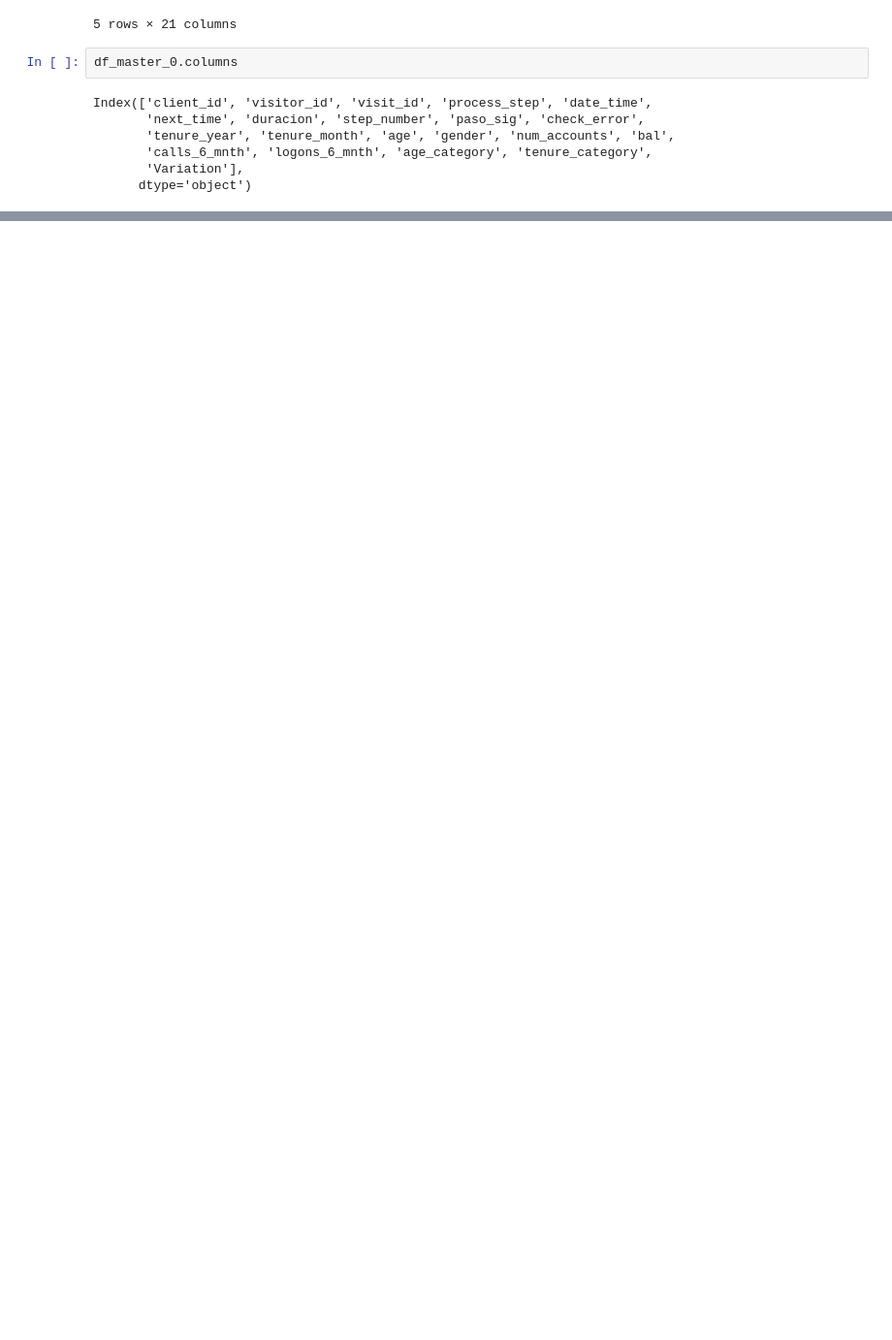
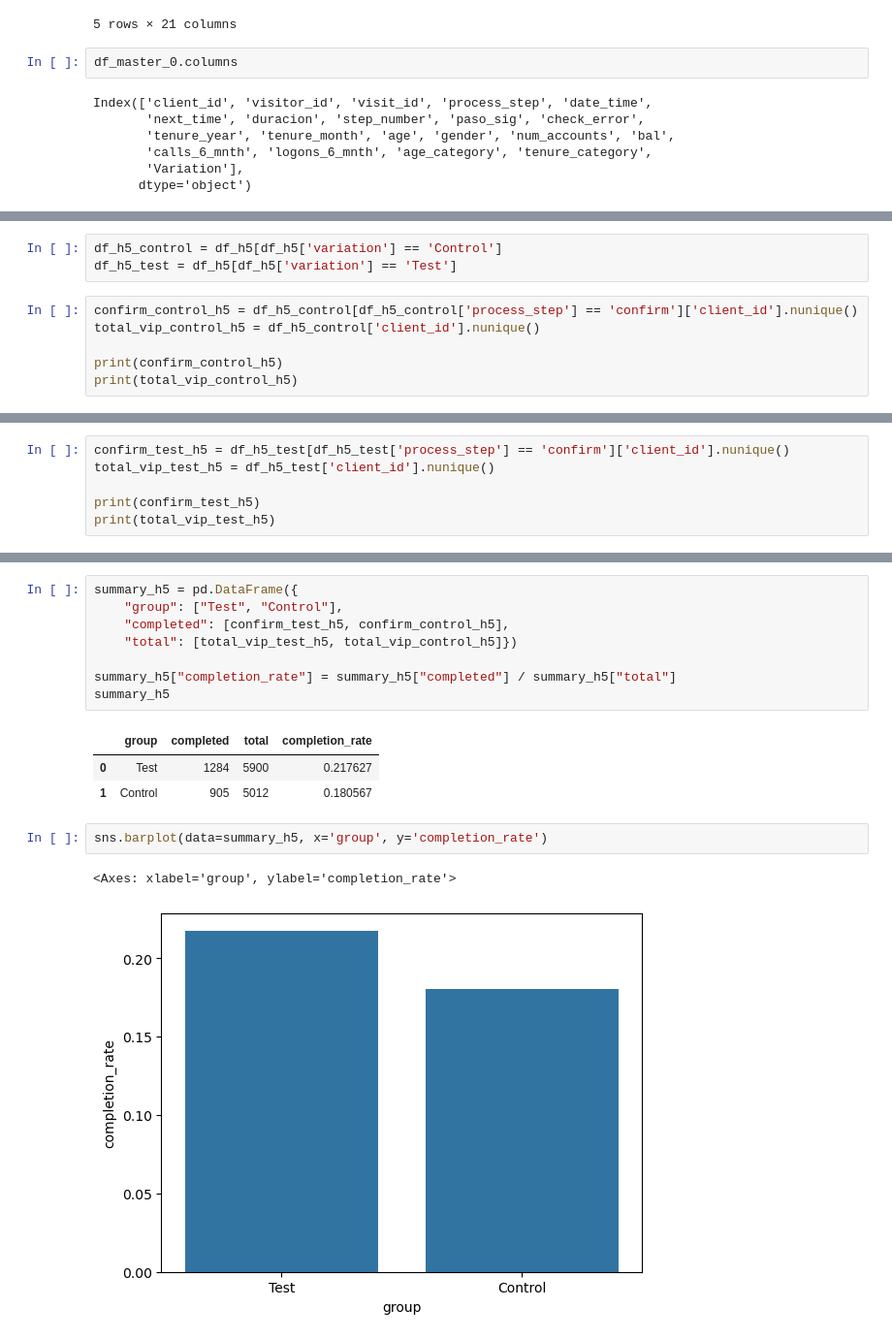
Before and after one commit to bperezlovisolo/Proyecto_4, a Jupyter notebook: notebooks/proyecto.ipynb, the cells around one changed output, grey strips where cells are left out. Shown at 97% size. Saved outputs shown, nothing was run; the diff lists cells and outputs as text; blank space fills up the shorter version.

```diff
--- a/notebooks/proyecto.ipynb
+++ b/notebooks/proyecto.ipynb
@@ -194,0 +256,9 @@ Name: client_id, dtype: float64
+# %%
+df_h5_control = df_h5[df_h5['variation'] == 'Control']
+df_h5_test = df_h5[df_h5['variation'] == 'Test']
+# %%
+confirm_control_h5 = df_h5_control[df_h5_control['process_step'] == 'confirm']['client_id'].nunique()
+total_vip_control_h5 = df_h5_control['client_id'].nunique()
+
+print(confirm_control_h5)
+print(total_vip_control_h5)
@@ -194,0 +268,6 @@ Name: client_id, dtype: float64
+# %%
+confirm_test_h5 = df_h5_test[df_h5_test['process_step'] == 'confirm']['client_id'].nunique()
+total_vip_test_h5 = df_h5_test['client_id'].nunique()
+
+print(confirm_test_h5)
+print(total_vip_test_h5)
@@ -194,0 +286,17 @@ Name: client_id, dtype: float64
+# %%
+summary_h5 = pd.DataFrame({
+    "group": ["Test", "Control"],
+    "completed": [confirm_test_h5, confirm_control_h5],
+    "total": [total_vip_test_h5, total_vip_control_h5]})
+
+summary_h5["completion_rate"] = summary_h5["completed"] / summary_h5["total"]
+summary_h5
+# %% [output]
+|  | group | completed | total | completion_rate |
+| 0 | Test | 1284 | 5900 | 0.217627 |
+| 1 | Control | 905 | 5012 | 0.180567 |
+# %%
+sns.barplot(data=summary_h5, x='group', y='completion_rate')
+# %% [output]
+<Axes: xlabel='group', ylabel='completion_rate'>
+[figure, added]
```
Also changed, not shown: parts of 37 cells of this notebook.
